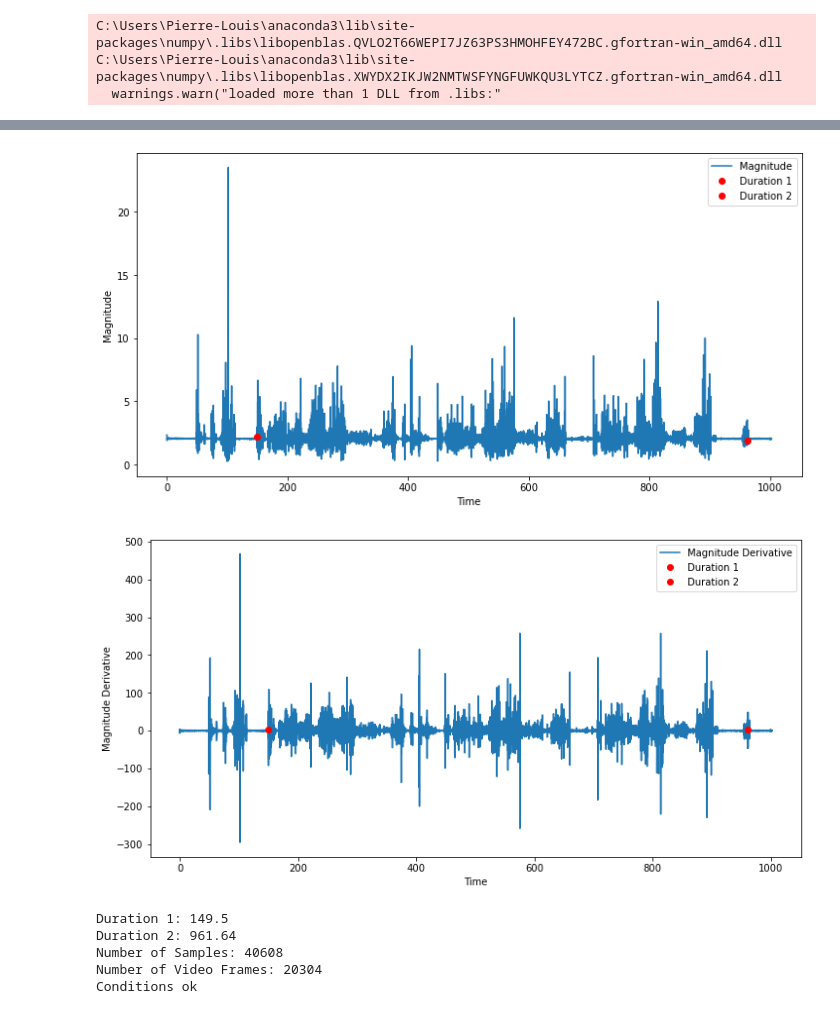
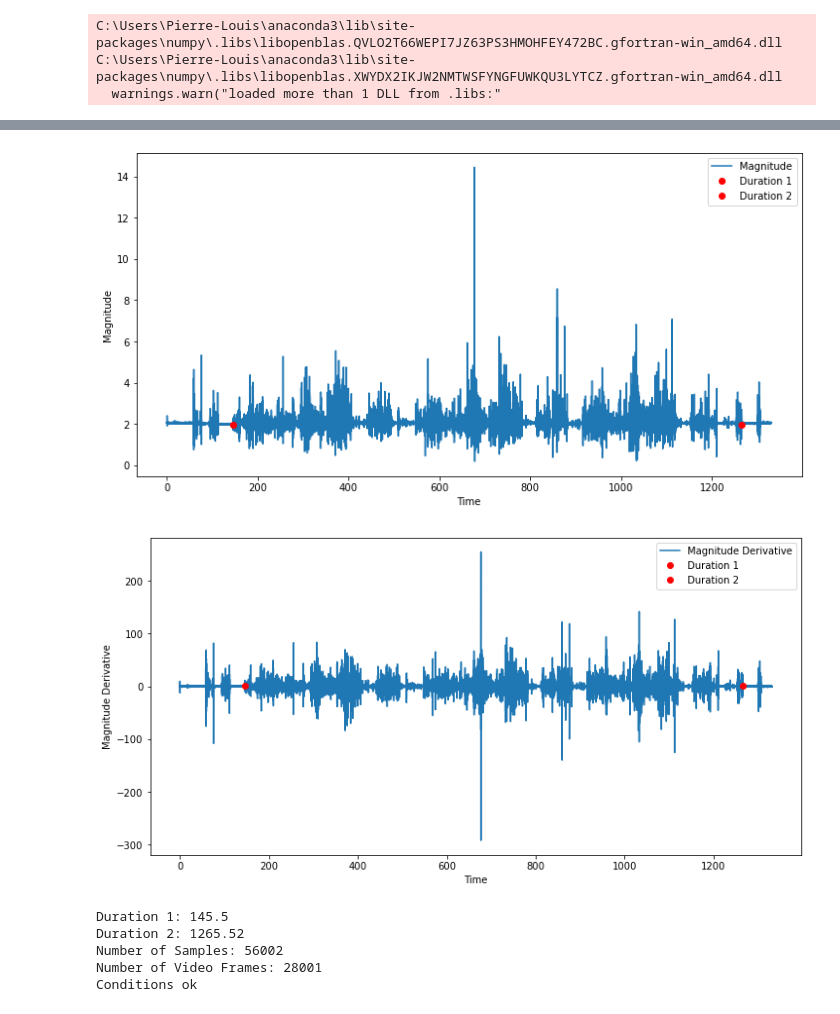
Before and after one commit to gloorli/ul-movement-tracking, a Jupyter notebook: synch_video_IMU.ipynb, the cells around one changed output, grey strips where cells are left out. Cells and saved outputs as stored; diff of their text form; code cells hidden in the pictures.

```diff
--- a/synch_video_IMU.ipynb
+++ b/synch_video_IMU.ipynb
@@ -23,7 +23,7 @@ C:\Users\Pierre-Louis\anaconda3\lib\site-packages\numpy\.libs\libopenblas.XWYDX2
 # save the trimmed video as MP4 for labelbox
 # %%
 # Change participant here:
-participant_id = 'H008'
+participant_id = 'S004'
 path, video_path, imu_path = get_participant_paths(participant_id)
 print("Video Path:", video_path)
 print("IMU Path:", imu_path)
@@ -49,8 +49,8 @@ creation_time
 read_video_frames(video_path)
 # %%
 # Extract the exact frame start movement/end movement using OpenCV
-frame_start = 6315
-frame_end = 30044
+frame_start = 5965
+frame_end = 33966
 # %%
 video_start_timestamp, video_end_timestamp,trimmed_video_duration = get_trimmed_video_timestamps(frame_start, frame_end, timestamps)
 # %%
@@ -243,14 +241,14 @@ plot_acceleration_magnitude(filter_gravity(LW_data),50)
 # %%
 filtered_LW_data = filter_gravity(LW_data)
 # %%
-duration1 = 149.5
+duration1 = 145.5
 LW_data,  duration1, duration2 = plot_acceleration_with_timepoints(LW_data, duration1, trimmed_number_frames, trimmed_recording_time)
 #LW_data, duration1, duration2 = plot_acceleration_with_timepoints(filtered_LW_data, duration1, trimmed_number_frames, trimmed_recording_time)
 # %% [output]
-[figure, old version]
+[figure, new version]
-[figure, old version]
+[figure, new version]
-Duration 1: 149.5
-Duration 2: 961.64
-Number of Samples: 40608
-Number of Video Frames: 20304
+Duration 1: 145.5
+Duration 2: 1265.52
+Number of Samples: 56002
+Number of Video Frames: 28001
 Conditions ok
```
Also changed, not shown: parts of 22 cells of this notebook, 7 other files.
